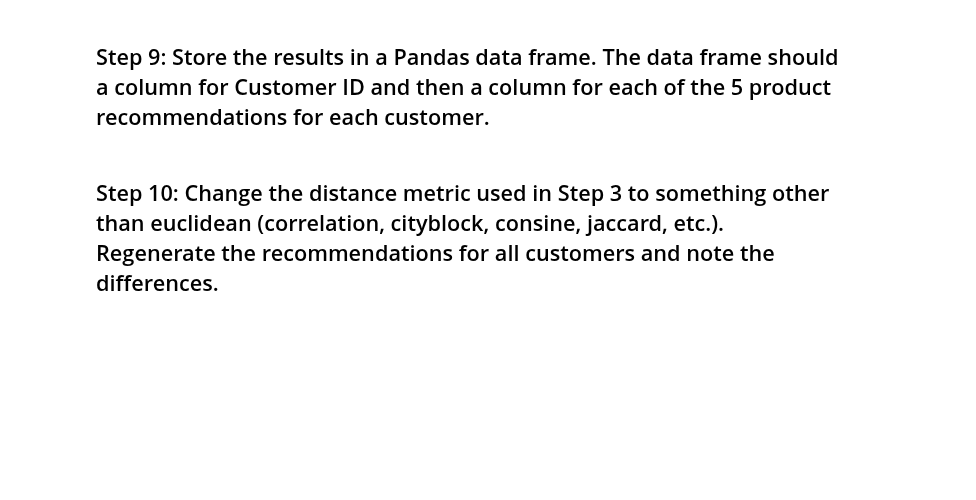
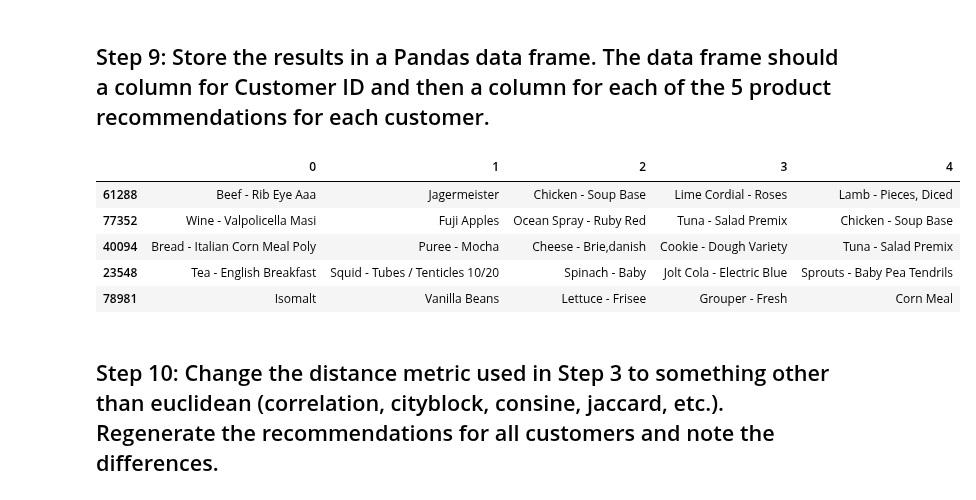
Before and after one commit to fuentebermudez/data-labs, a Jupyter notebook: module-2/lab-intro-recommender-systems/your-code/main.ipynb, the cells around one changed output. Cells and saved outputs as stored; diff of their text form; code cells hidden in the pictures; blank space fills up the shorter version.

```diff
--- a/module-2/lab-intro-recommender-systems/your-code/main.ipynb
+++ b/module-2/lab-intro-recommender-systems/your-code/main.ipynb
@@ -147,3 +149,21 @@ Name: Quantity, dtype: object
 - Create an empty dictionary that will hold the recommendations for all customers.
 - Create a list of unique CustomerIDs to iterate over.
 - Iterate over the customer list performing steps 4 through 7 for each and appending the results of each iteration to the dictionary you created.
+# %%
+def get_recomendations(customer_id,purchases_customer_grouped,distances_matrix):
+    customer=purchases_customer_grouped[purchases_customer_grouped['CustomerID']==customer_id]
+    customer_products_purchased=customer['ProductName'].unique()
+    similar_customers=get_similar_customers(customer_id,distances_matrix)
+    customer_similar_purchases=get_similar_purchases(purchases_customer_grouped,similar_customers)
+    customer_similar_purchases_grouped=get_similar_purchases_grouped_byProduct(customer_similar_purchases)
+
+    recomended_products=[]
+    for product in customer_similar_purchases_grouped.index:
+        if product  not in customer_200_products_purchased:
+            recomended_products.append(product)
+
+    recomended_products_customer=customer_similar_purchases_grouped[customer_similar_purchases_grouped.index.isin(recomended_products)]
+
+    return recomended_products_customer[:5]
+
+get_recomendations(33,data_grouped,distances)
@@ -150,4 +178,21 @@ Name: Quantity, dtype: object
+# %%
+customers=data['CustomerID'].unique()
+dict_recomendaciones={}
+for customer in customers:
+    recomendations=get_recomendations(customer,data_grouped,distances)
+    dict_customer={customer:recomendations.index}
+    dict_recomendaciones.update(dict_customer)
 # %% [markdown]
 ##  Step 9: Store the results in a Pandas data frame. The data frame should a column for Customer ID and then a column for each of the 5 product recommendations for each customer.
+# %%
+data_frame_recomendaciones=pd.DataFrame(dict_recomendaciones)
+data_frame_recomendaciones.transpose().head()
+# %% [output]
+|  | 0 | 1 | 2 | 3 | 4 |
+| 61288 | Beef - Rib Eye Aaa | Jagermeister | Chicken - Soup Base | Lime Cordial - Roses | Lamb - Pieces, Diced |
+| 77352 | Wine - Valpolicella Masi | Fuji Apples | Ocean Spray - Ruby Red | Tuna - Salad Premix | Chicken - Soup Base |
+| 40094 | Bread - Italian Corn Meal Poly | Puree - Mocha | Cheese - Brie,danish | Cookie - Dough Variety | Tuna - Salad Premix |
+| 23548 | Tea - English Breakfast | Squid - Tubes / Tenticles 10/20 | Spinach - Baby | Jolt Cola - Electric Blue | Sprouts - Baby Pea Tendrils |
+| 78981 | Isomalt | Vanilla Beans | Lettuce - Frisee | Grouper - Fresh | Corn Meal |
 # %% [markdown]
 ## Step 10: Change the distance metric used in Step 3 to something other than euclidean (correlation, cityblock, consine, jaccard, etc.). Regenerate the recommendations for all customers and note the differences.
```
Also changed, not shown: parts of 4 cells of this notebook.
